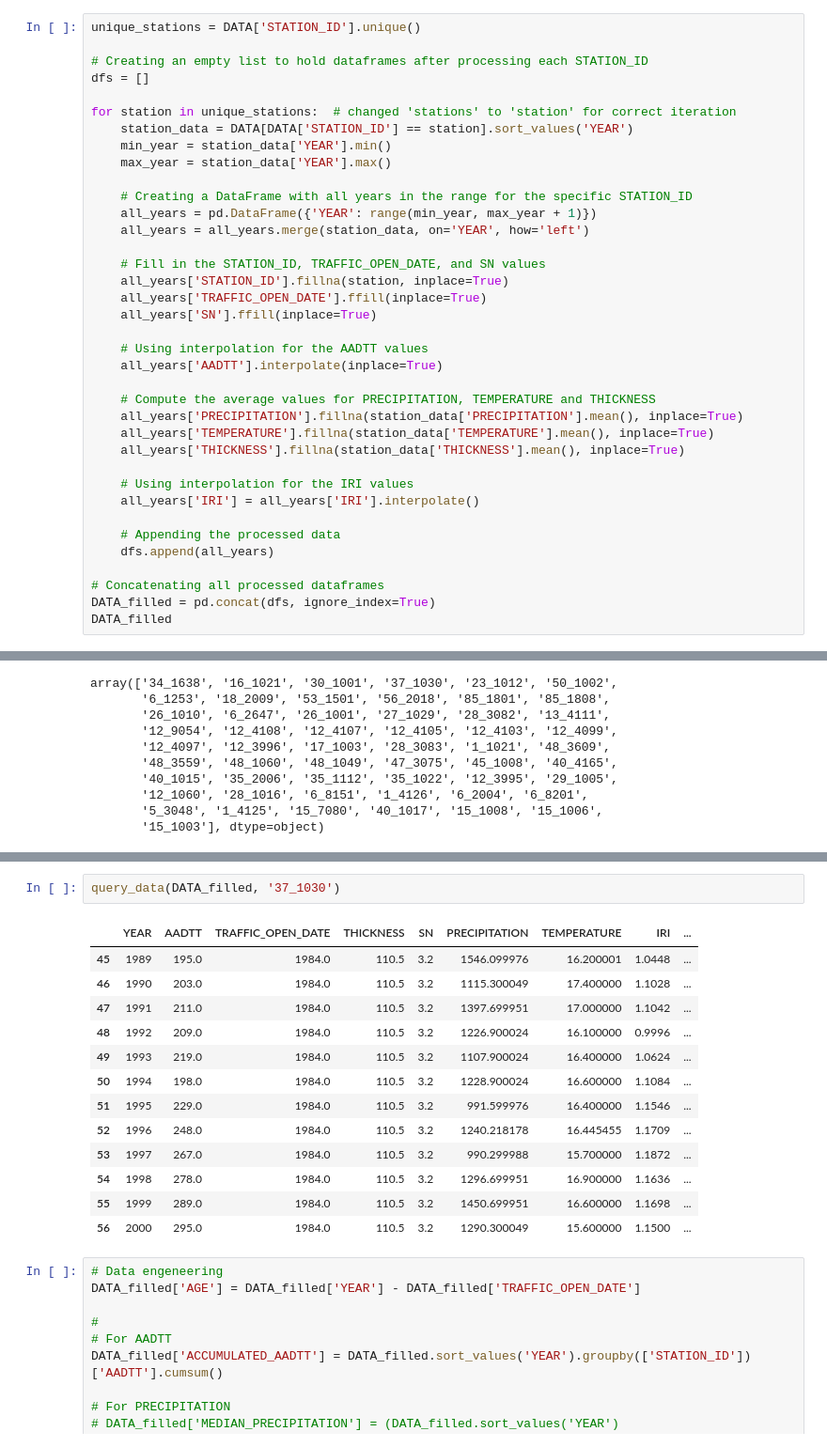
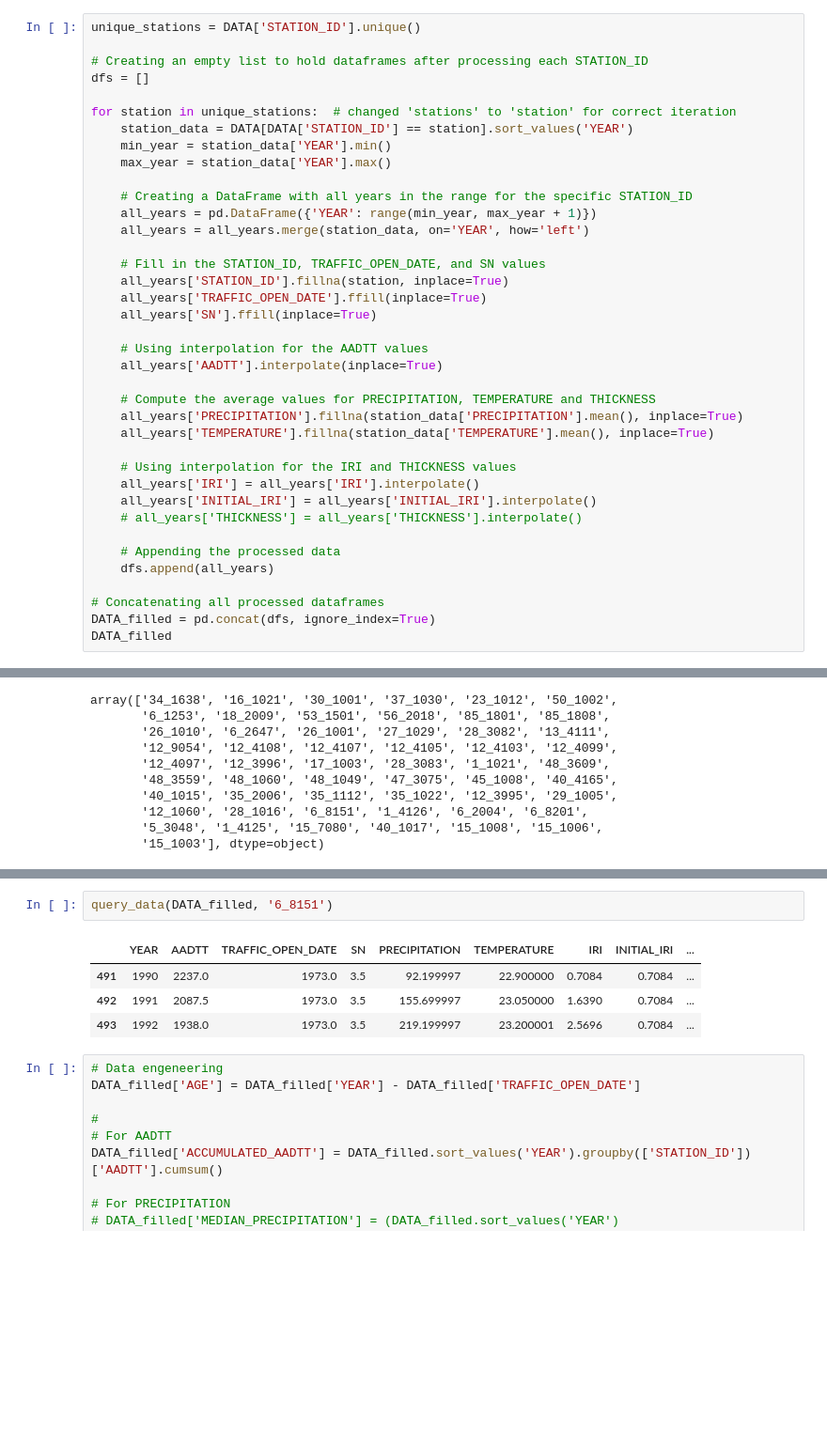
Before and after one commit to tamagusko/predict-iri-ensemble, a Jupyter notebook: data/processing.ipynb, the cells around one changed output, grey strips where cells are left out. Shown at 94% size. Cells and saved outputs as stored; diff of their text form; blank space fills up the shorter version.

```diff
--- a/data/processing.ipynb
+++ b/data/processing.ipynb
@@ -64,10 +64,11 @@ for station in unique_stations:  # changed 'stations' to 'station' for correct i
     # Compute the average values for PRECIPITATION, TEMPERATURE and THICKNESS
     all_years['PRECIPITATION'].fillna(station_data['PRECIPITATION'].mean(), inplace=True)
     all_years['TEMPERATURE'].fillna(station_data['TEMPERATURE'].mean(), inplace=True)
-    all_years['THICKNESS'].fillna(station_data['THICKNESS'].mean(), inplace=True)
 
-    # Using interpolation for the IRI values
+    # Using interpolation for the IRI and THICKNESS values
     all_years['IRI'] = all_years['IRI'].interpolate()
+    all_years['INITIAL_IRI'] = all_years['INITIAL_IRI'].interpolate()
+    # all_years['THICKNESS'] = all_years['THICKNESS'].interpolate()
 
     # Appending the processed data
     dfs.append(all_years)
@@ -131,19 +132,10 @@ query_data(DATA_filled, '34_1638')
 # %%
-query_data(DATA_filled, '37_1030')
+query_data(DATA_filled, '6_8151')
 # %% [output]
-|  | YEAR | AADTT | TRAFFIC_OPEN_DATE | THICKNESS | SN | PRECIPITATION | TEMPERATURE | IRI | ... |
-| 45 | 1989 | 195.0 | 1984.0 | 110.5 | 3.2 | 1546.099976 | 16.200001 | 1.0448 | ... |
-| 46 | 1990 | 203.0 | 1984.0 | 110.5 | 3.2 | 1115.300049 | 17.400000 | 1.1028 | ... |
-| 47 | 1991 | 211.0 | 1984.0 | 110.5 | 3.2 | 1397.699951 | 17.000000 | 1.1042 | ... |
-| 48 | 1992 | 209.0 | 1984.0 | 110.5 | 3.2 | 1226.900024 | 16.100000 | 0.9996 | ... |
-| 49 | 1993 | 219.0 | 1984.0 | 110.5 | 3.2 | 1107.900024 | 16.400000 | 1.0624 | ... |
-| 50 | 1994 | 198.0 | 1984.0 | 110.5 | 3.2 | 1228.900024 | 16.600000 | 1.1084 | ... |
-| 51 | 1995 | 229.0 | 1984.0 | 110.5 | 3.2 | 991.599976 | 16.400000 | 1.1546 | ... |
-| 52 | 1996 | 248.0 | 1984.0 | 110.5 | 3.2 | 1240.218178 | 16.445455 | 1.1709 | ... |
-| 53 | 1997 | 267.0 | 1984.0 | 110.5 | 3.2 | 990.299988 | 15.700000 | 1.1872 | ... |
-| 54 | 1998 | 278.0 | 1984.0 | 110.5 | 3.2 | 1296.699951 | 16.900000 | 1.1636 | ... |
-| 55 | 1999 | 289.0 | 1984.0 | 110.5 | 3.2 | 1450.699951 | 16.600000 | 1.1698 | ... |
-| 56 | 2000 | 295.0 | 1984.0 | 110.5 | 3.2 | 1290.300049 | 15.600000 | 1.1500 | ... |
+|  | YEAR | AADTT | TRAFFIC_OPEN_DATE | SN | PRECIPITATION | TEMPERATURE | IRI | INITIAL_IRI | ... |
+| 491 | 1990 | 2237.0 | 1973.0 | 3.5 | 92.199997 | 22.900000 | 0.7084 | 0.7084 | ... |
+| 492 | 1991 | 2087.5 | 1973.0 | 3.5 | 155.699997 | 23.050000 | 1.6390 | 0.7084 | ... |
+| 493 | 1992 | 1938.0 | 1973.0 | 3.5 | 219.199997 | 23.200001 | 2.5696 | 0.7084 | ... |
 # %%
 # Data engeneering
 DATA_filled['AGE'] = DATA_filled['YEAR'] - DATA_filled['TRAFFIC_OPEN_DATE']
```
Also changed, not shown: parts of 7 cells of this notebook, 15 other files.
